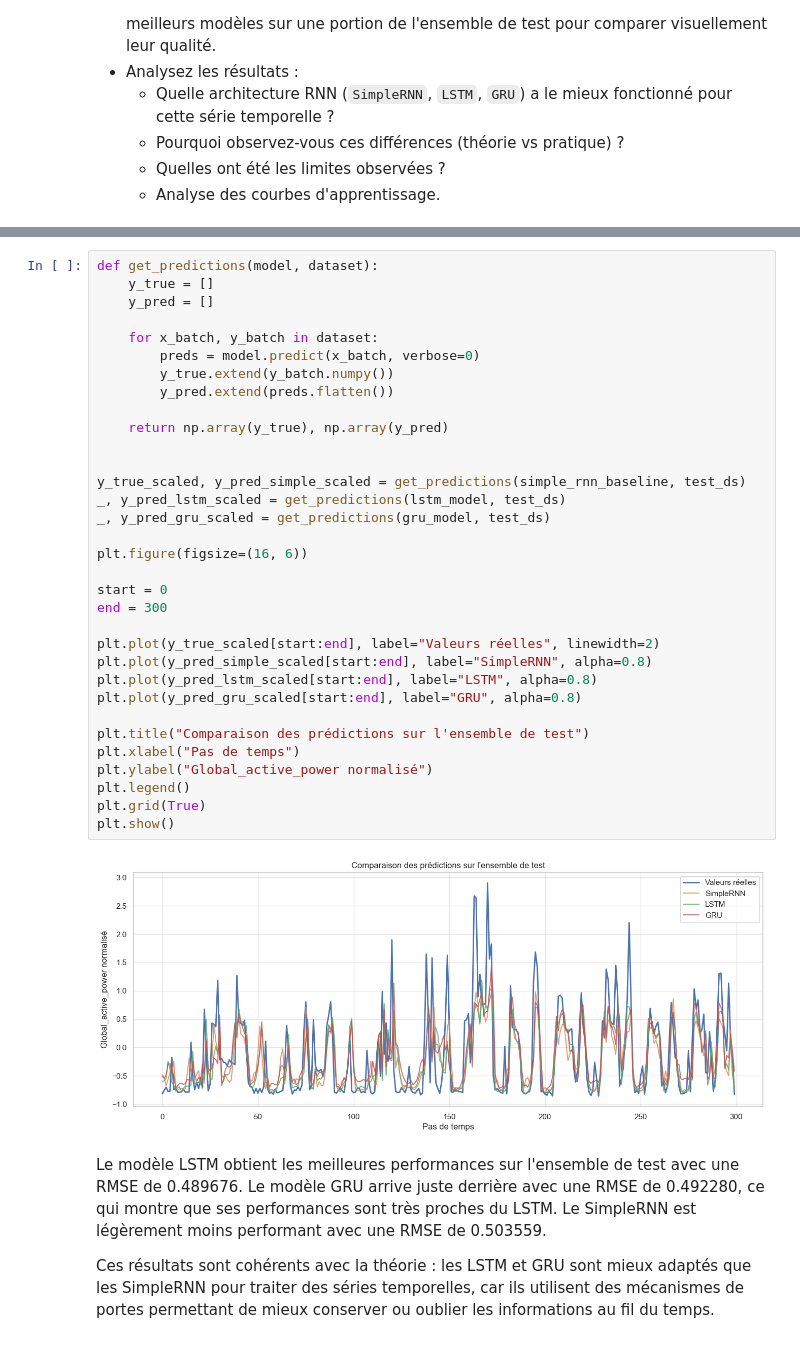
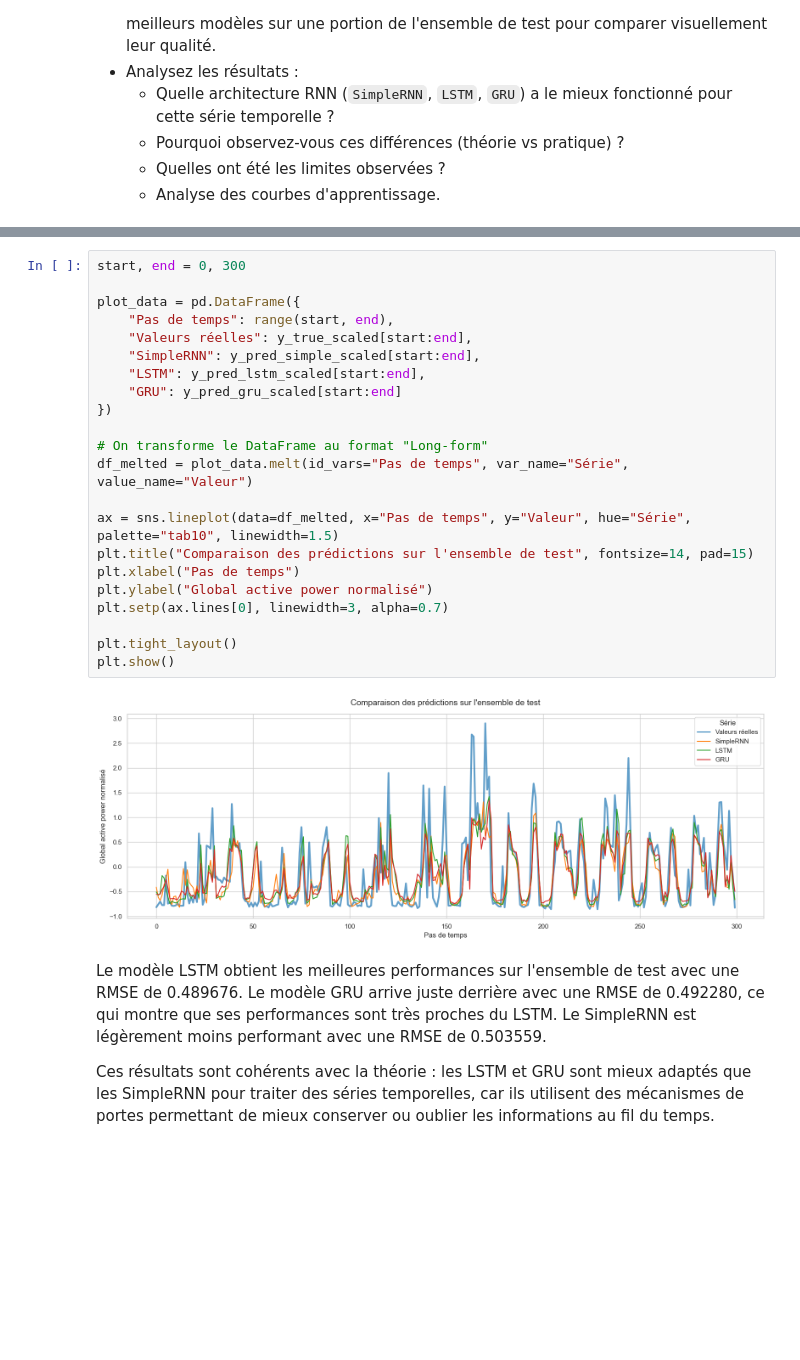
Before and after one commit to justinFransolet/MASI4_Framework_Machine_Learning, a Jupyter notebook: notebook.ipynb, the cells around one changed output, grey strips where cells are left out. Saved outputs shown, nothing was run; the diff lists cells and outputs as text; blank space fills up the shorter version.

```diff
--- a/notebook.ipynb
+++ b/notebook.ipynb
@@ -667,38 +666,27 @@ plot_learning_curves(history_gru, "GRU")
 # %%
-def get_predictions(model, dataset):
-    y_true = []
-    y_pred = []
+start, end = 0, 300
 
-    for x_batch, y_batch in dataset:
-        preds = model.predict(x_batch, verbose=0)
-        y_true.extend(y_batch.numpy())
-        y_pred.extend(preds.flatten())
+plot_data = pd.DataFrame({
+    "Pas de temps": range(start, end),
+    "Valeurs réelles": y_true_scaled[start:end],
+    "SimpleRNN": y_pred_simple_scaled[start:end],
+    "LSTM": y_pred_lstm_scaled[start:end],
+    "GRU": y_pred_gru_scaled[start:end]
+})
 
-    return np.array(y_true), np.array(y_pred)
+# On transforme le DataFrame au format "Long-form"
+df_melted = plot_data.melt(id_vars="Pas de temps", var_name="Série", value_name="Valeur")
 
+ax = sns.lineplot(data=df_melted, x="Pas de temps", y="Valeur", hue="Série", palette="tab10", linewidth=1.5)
+plt.title("Comparaison des prédictions sur l'ensemble de test", fontsize=14, pad=15)
+plt.xlabel("Pas de temps")
+plt.ylabel("Global active power normalisé")
+plt.setp(ax.lines[0], linewidth=3, alpha=0.7)
 
-y_true_scaled, y_pred_simple_scaled = get_predictions(simple_rnn_baseline, test_ds)
-_, y_pred_lstm_scaled = get_predictions(lstm_model, test_ds)
-_, y_pred_gru_scaled = get_predictions(gru_model, test_ds)
-
-plt.figure(figsize=(16, 6))
-
-start = 0
-end = 300
-
-plt.plot(y_true_scaled[start:end], label="Valeurs réelles", linewidth=2)
-plt.plot(y_pred_simple_scaled[start:end], label="SimpleRNN", alpha=0.8)
-plt.plot(y_pred_lstm_scaled[start:end], label="LSTM", alpha=0.8)
-plt.plot(y_pred_gru_scaled[start:end], label="GRU", alpha=0.8)
-
-plt.title("Comparaison des prédictions sur l'ensemble de test")
-plt.xlabel("Pas de temps")
-plt.ylabel("Global_active_power normalisé")
-plt.legend()
-plt.grid(True)
+plt.tight_layout()
 plt.show()
 # %% [output]
-[figure, old version]
+[figure, new version]
 # %% [markdown]
 Le modèle LSTM obtient les meilleures performances sur l'ensemble de test avec une RMSE de 0.489676. Le modèle GRU arrive juste derrière avec une RMSE de 0.492280, ce qui montre que ses performances sont très proches du LSTM. Le SimpleRNN est légèrement moins performant avec une RMSE de 0.503559.
 
```
Also changed, not shown: parts of 24 cells of this notebook.
